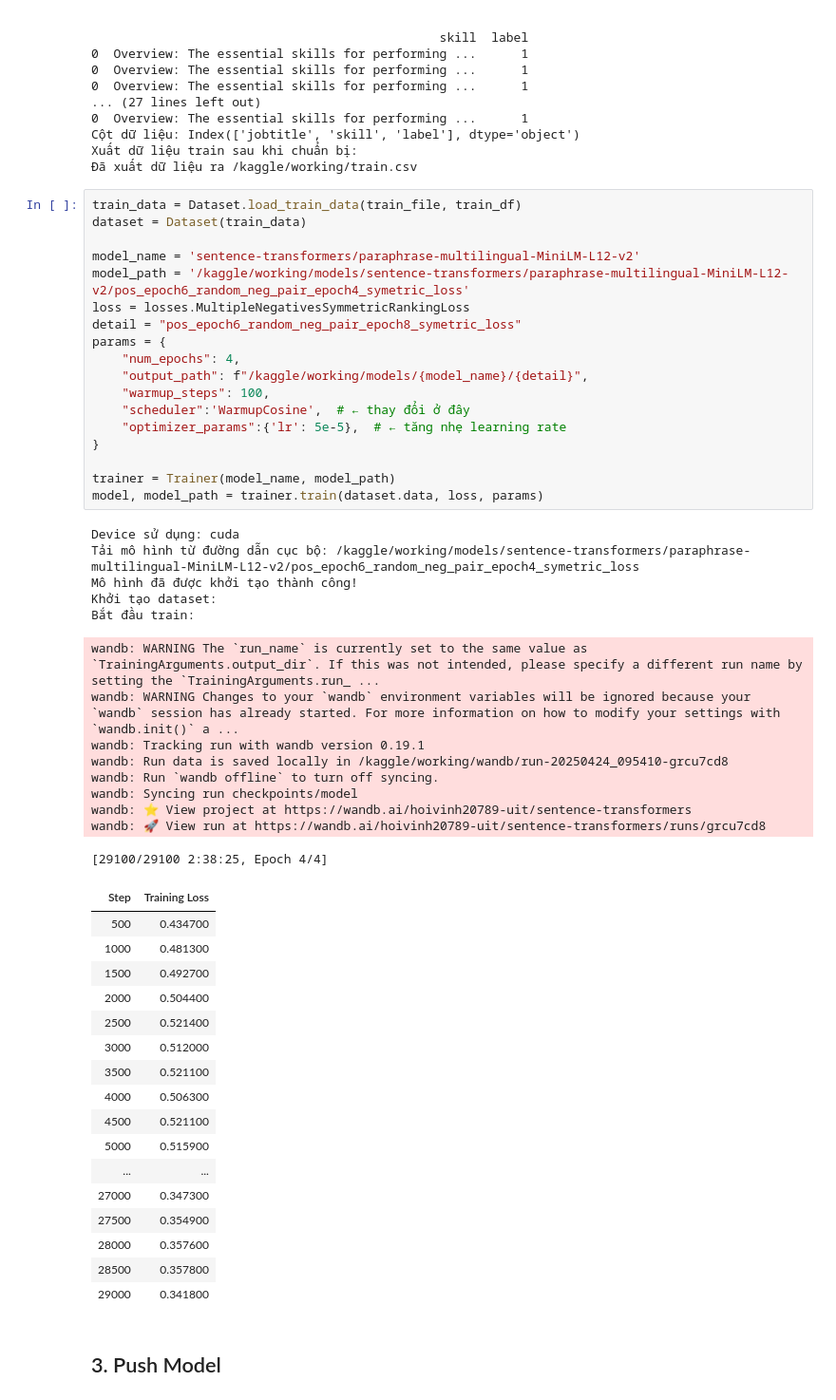
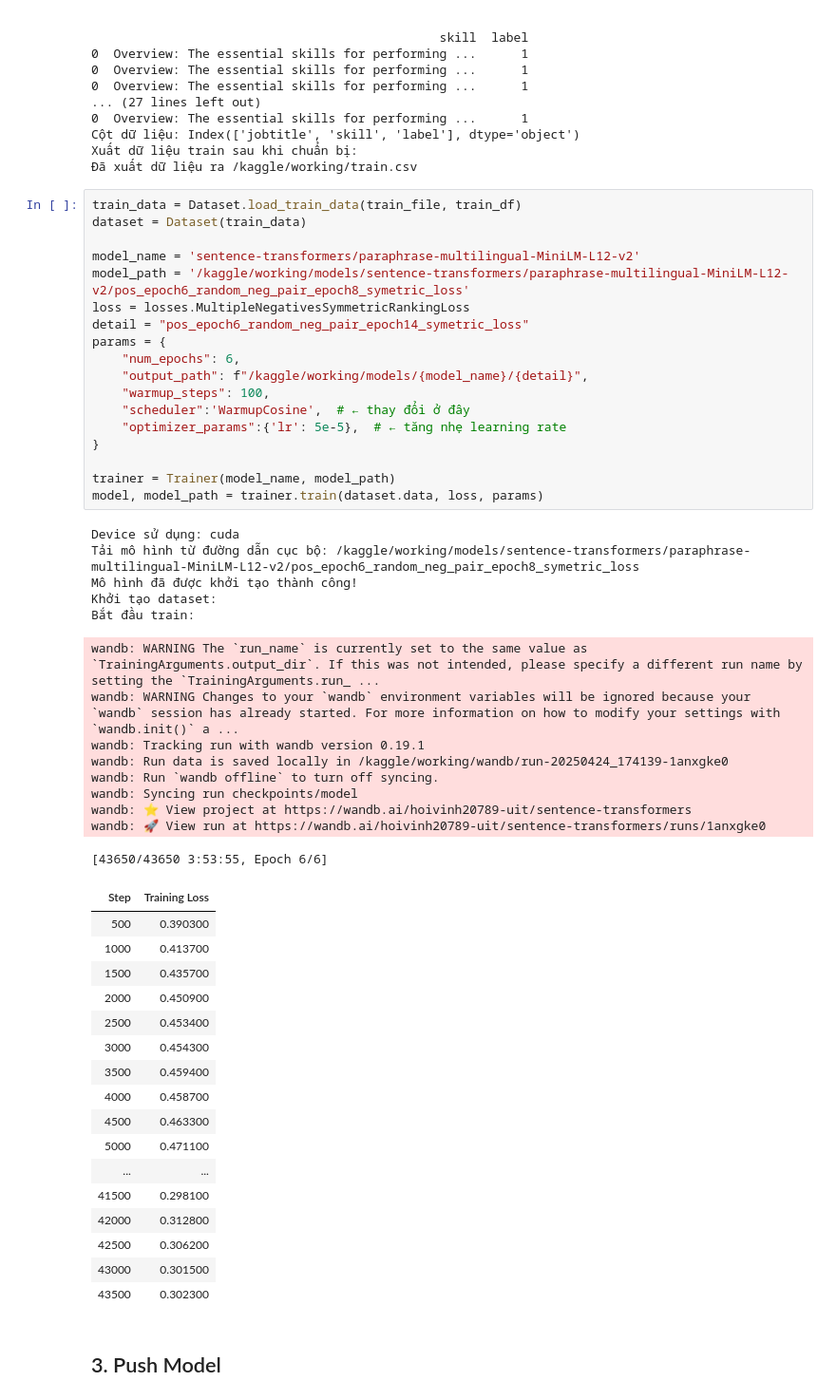
Before and after one commit to hoivd/talent_clef, a Jupyter notebook: code/talent-clef-new-trainer-Symetric_loss.ipynb, the cells around one changed output. Shown at 95% size. Saved outputs shown, nothing was run; the diff lists cells and outputs as text.

Commit message:
Kaggle Notebook | talent_clef_trainer | Version 10

```diff
--- a/code/talent-clef-new-trainer-Symetric_loss.ipynb
+++ b/code/talent-clef-new-trainer-Symetric_loss.ipynb
@@ -740,53 +740,53 @@ Xuất dữ liệu train sau khi chuẩn bị:
 # %%
 train_data = Dataset.load_train_data(train_file, train_df)
 dataset = Dataset(train_data)
 
 model_name = 'sentence-transformers/paraphrase-multilingual-MiniLM-L12-v2'
-model_path = '/kaggle/working/models/sentence-transformers/paraphrase-multilingual-MiniLM-L12-v2/pos_epoch6_random_neg_pair_epoch4_symetric_loss'
+model_path = '/kaggle/working/models/sentence-transformers/paraphrase-multilingual-MiniLM-L12-v2/pos_epoch6_random_neg_pair_epoch8_symetric_loss'
 loss = losses.MultipleNegativesSymmetricRankingLoss
-detail = "pos_epoch6_random_neg_pair_epoch8_symetric_loss"
+detail = "pos_epoch6_random_neg_pair_epoch14_symetric_loss"
 params = {
-    "num_epochs": 4,
+    "num_epochs": 6,
     "output_path": f"/kaggle/working/models/{model_name}/{detail}",
     "warmup_steps": 100,
     "scheduler":'WarmupCosine',  # ← thay đổi ở đây
     "optimizer_params":{'lr': 5e-5},  # ← tăng nhẹ learning rate
 }
 
 trainer = Trainer(model_name, model_path)
 model, model_path = trainer.train(dataset.data, loss, params)
 # %% [output]
 Device sử dụng: cuda
-Tải mô hình từ đường dẫn cục bộ: /kaggle/working/models/sentence-transformers/paraphrase-multilingual-MiniLM-L12-v2/pos_epoch6_random_neg_pair_epoch4_symetric_loss
+Tải mô hình từ đường dẫn cục bộ: /kaggle/working/models/sentence-transformers/paraphrase-multilingual-MiniLM-L12-v2/pos_epoch6_random_neg_pair_epoch8_symetric_loss
 Mô hình đã được khởi tạo thành công!
 Khởi tạo dataset:
 Bắt đầu train:
 wandb: WARNING The `run_name` is currently set to the same value as `TrainingArguments.output_dir`. If this was not intended, please specify a different run name by setting the `TrainingArguments.run_ ...
 wandb: WARNING Changes to your `wandb` environment variables will be ignored because your `wandb` session has already started. For more information on how to modify your settings with `wandb.init()` a ...
 wandb: Tracking run with wandb version 0.19.1
-wandb: Run data is saved locally in /kaggle/working/wandb/run-20250424_095410-grcu7cd8
+wandb: Run data is saved locally in /kaggle/working/wandb/run-20250424_174139-1anxgke0
 wandb: Run `wandb offline` to turn off syncing.
 wandb: Syncing run checkpoints/model
 wandb: ⭐️ View project at https://wandb.ai/hoivinh20789-uit/sentence-transformers
-wandb: 🚀 View run at https://wandb.ai/hoivinh20789-uit/sentence-transformers/runs/grcu7cd8
+wandb: 🚀 View run at https://wandb.ai/hoivinh20789-uit/sentence-transformers/runs/1anxgke0
-[29100/29100 2:38:25, Epoch 4/4]
+[43650/43650 3:53:55, Epoch 6/6]
 | Step | Training Loss |
-| 500 | 0.434700 |
-| 1000 | 0.481300 |
-| 1500 | 0.492700 |
-| 2000 | 0.504400 |
-| 2500 | 0.521400 |
-| 3000 | 0.512000 |
-| 3500 | 0.521100 |
-| 4000 | 0.506300 |
-| 4500 | 0.521100 |
-| 5000 | 0.515900 |
+| 500 | 0.390300 |
+| 1000 | 0.413700 |
+| 1500 | 0.435700 |
+| 2000 | 0.450900 |
+| 2500 | 0.453400 |
+| 3000 | 0.454300 |
+| 3500 | 0.459400 |
+| 4000 | 0.458700 |
+| 4500 | 0.463300 |
+| 5000 | 0.471100 |
 | ... | ... |
-| 27000 | 0.347300 |
-| 27500 | 0.354900 |
-| 28000 | 0.357600 |
-| 28500 | 0.357800 |
-| 29000 | 0.341800 |
+| 41500 | 0.298100 |
+| 42000 | 0.312800 |
+| 42500 | 0.306200 |
+| 43000 | 0.301500 |
+| 43500 | 0.302300 |
 # %% [markdown]
 ## 3. Push Model
 # %%
```
Also changed, not shown: parts of 10 cells of this notebook.
